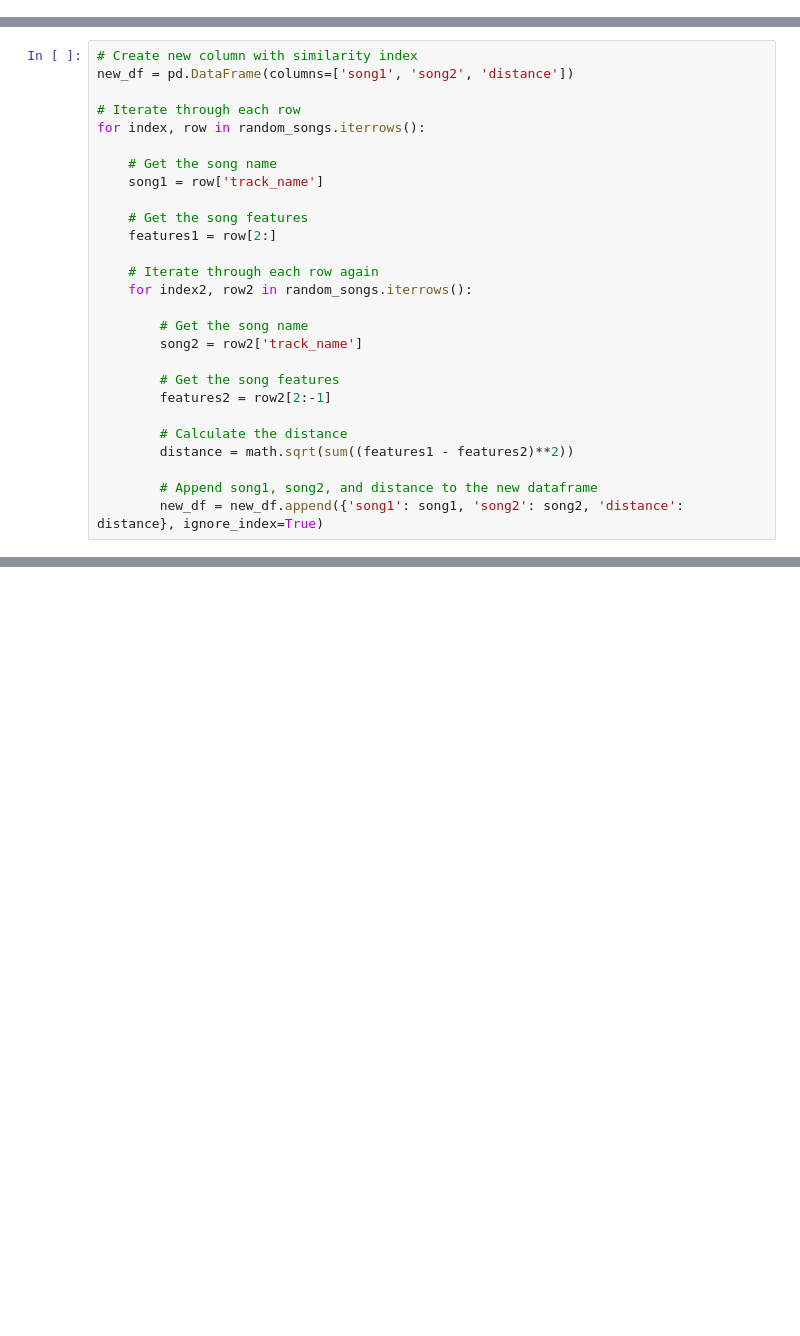
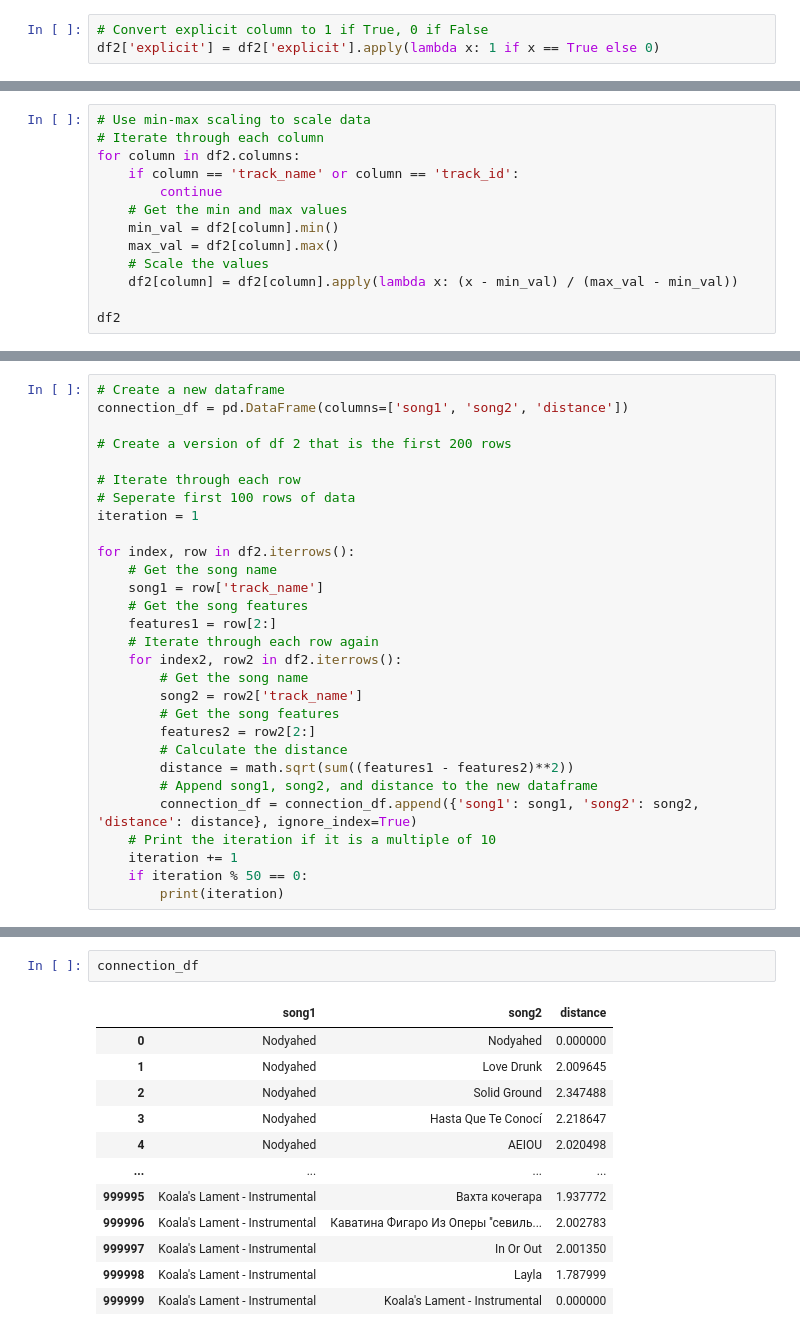
Before and after one commit to EthanRiley/Song_recommendations, a Jupyter notebook: HW4.ipynb, the cells around one changed output, grey strips where cells are left out. Drawn from its saved outputs; the diff is of its cells as text; blank space fills up the shorter version.

Commit message:
connection df creation

```diff
--- a/HW4.ipynb
+++ b/HW4.ipynb
@@ -157,0 +75,3 @@ genre_df = pd.get_dummies(random_songs['track_genre'])
+# %%
+# Convert explicit column to 1 if True, 0 if False
+df2['explicit'] = df2['explicit'].apply(lambda x: 1 if x == True else 0)
@@ -157,0 +94,13 @@ genre_df = pd.get_dummies(random_songs['track_genre'])
+# %%
+# Use min-max scaling to scale data
+# Iterate through each column
+for column in df2.columns:
+    if column == 'track_name' or column == 'track_id':
+        continue
+    # Get the min and max values
+    min_val = df2[column].min()
+    max_val = df2[column].max()
+    # Scale the values
+    df2[column] = df2[column].apply(lambda x: (x - min_val) / (max_val - min_val))
+
+df2
@@ -158,27 +121,29 @@ genre_df = pd.get_dummies(random_songs['track_genre'])
 # %%
-# Create new column with similarity index
-new_df = pd.DataFrame(columns=['song1', 'song2', 'distance'])
+# Create a new dataframe
+connection_df = pd.DataFrame(columns=['song1', 'song2', 'distance'])
+
+# Create a version of df 2 that is the first 200 rows
 
 # Iterate through each row
-for index, row in random_songs.iterrows():
+# Seperate first 100 rows of data
+iteration = 1
 
+for index, row in df2.iterrows():
     # Get the song name
     song1 = row['track_name']
-
     # Get the song features
     features1 = row[2:]
-
     # Iterate through each row again
-    for index2, row2 in random_songs.iterrows():
-
+    for index2, row2 in df2.iterrows():
         # Get the song name
         song2 = row2['track_name']
-
         # Get the song features
-        features2 = row2[2:-1]
-
+        features2 = row2[2:]
         # Calculate the distance
         distance = math.sqrt(sum((features1 - features2)**2))
-
         # Append song1, song2, and distance to the new dataframe
-        new_df = new_df.append({'song1': song1, 'song2': song2, 'distance': distance}, ignore_index=True)
+        connection_df = connection_df.append({'song1': song1, 'song2': song2, 'distance': distance}, ignore_index=True)
+    # Print the iteration if it is a multiple of 10
+    iteration += 1
+    if iteration % 50 == 0:
+        print(iteration)
@@ -186,0 +171,15 @@ new_df
+# %%
+connection_df
+# %% [output]
+|  | song1 | song2 | distance |
+| 0 | Nodyahed | Nodyahed | 0.000000 |
+| 1 | Nodyahed | Love Drunk | 2.009645 |
+| 2 | Nodyahed | Solid Ground | 2.347488 |
+| 3 | Nodyahed | Hasta Que Te Conocí | 2.218647 |
+| 4 | Nodyahed | AEIOU | 2.020498 |
+| ... | ... | ... | ... |
+| 999995 | Koala's Lament - Instrumental | Вахта кочегара | 1.937772 |
+| 999996 | Koala's Lament - Instrumental | Каватина Фигаро Из Оперы ''севиль... | 2.002783 |
+| 999997 | Koala's Lament - Instrumental | In Or Out | 2.001350 |
+| 999998 | Koala's Lament - Instrumental | Layla | 1.787999 |
+| 999999 | Koala's Lament - Instrumental | Koala's Lament - Instrumental | 0.000000 |
```
Also changed, not shown: parts of 27 cells of this notebook, 1 other file.
